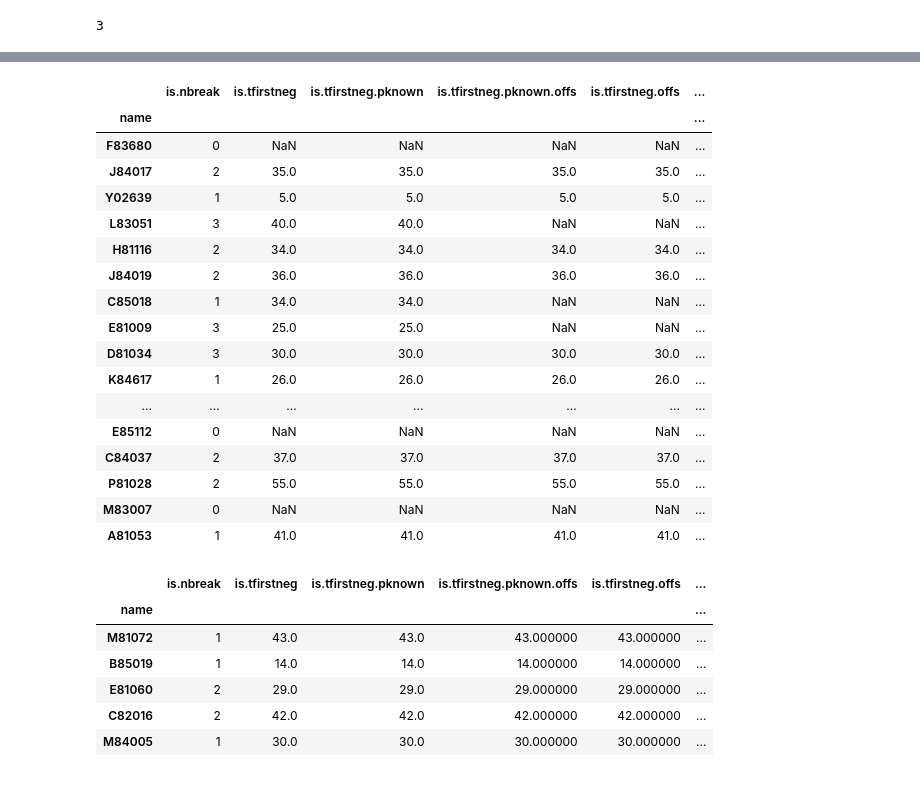
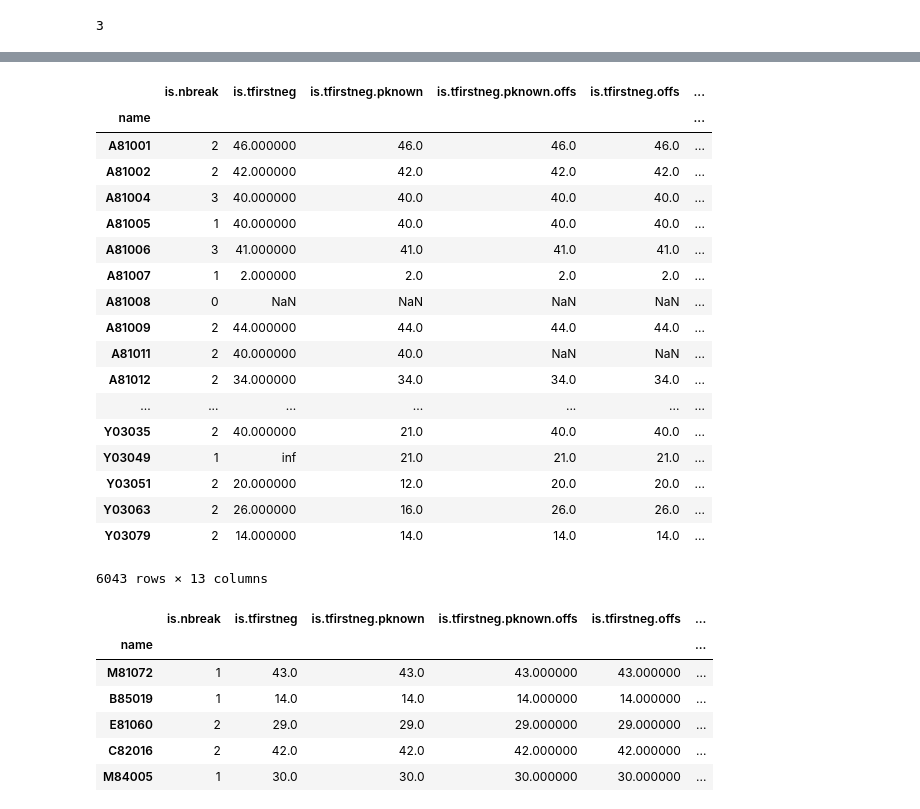
Before and after one commit to ebmdatalab/change_detection, a Jupyter notebook: change_speed_metrics.ipynb, the cells around one changed output, grey strips where cells are left out. Cells and saved outputs as stored; diff of their text form; code cells hidden in the pictures.

```diff
--- a/change_speed_metrics.ipynb
+++ b/change_speed_metrics.ipynb
@@ -81,27 +33,28 @@ pd.read_csv('bq_cache.csv')
 # %%
 from change_detection import *
 pd.options.display.max_rows = 100
-x = ChangeDetection(name='desogestrel_measure')
+x = ChangeDetection(name='desogestrel_measure',verbose=True)
 x.detect_change()
 # %% [output]
 |  | is.nbreak | is.tfirstneg | is.tfirstneg.pknown | is.tfirstneg.pknown.offs | is.tfirstneg.offs | ... |
 | name |  |  |  |  |  | ... |
-| F83680 | 0 | NaN | NaN | NaN | NaN | ... |
-| J84017 | 2 | 35.0 | 35.0 | 35.0 | 35.0 | ... |
-| Y02639 | 1 | 5.0 | 5.0 | 5.0 | 5.0 | ... |
-| L83051 | 3 | 40.0 | 40.0 | NaN | NaN | ... |
-| H81116 | 2 | 34.0 | 34.0 | 34.0 | 34.0 | ... |
-| J84019 | 2 | 36.0 | 36.0 | 36.0 | 36.0 | ... |
-| C85018 | 1 | 34.0 | 34.0 | NaN | NaN | ... |
-| E81009 | 3 | 25.0 | 25.0 | NaN | NaN | ... |
-| D81034 | 3 | 30.0 | 30.0 | 30.0 | 30.0 | ... |
-| K84617 | 1 | 26.0 | 26.0 | 26.0 | 26.0 | ... |
+| A81001 | 2 | 46.000000 | 46.0 | 46.0 | 46.0 | ... |
+| A81002 | 2 | 42.000000 | 42.0 | 42.0 | 42.0 | ... |
+| A81004 | 3 | 40.000000 | 40.0 | 40.0 | 40.0 | ... |
+| A81005 | 1 | 40.000000 | 40.0 | 40.0 | 40.0 | ... |
+| A81006 | 3 | 41.000000 | 41.0 | 41.0 | 41.0 | ... |
+| A81007 | 1 | 2.000000 | 2.0 | 2.0 | 2.0 | ... |
+| A81008 | 0 | NaN | NaN | NaN | NaN | ... |
+| A81009 | 2 | 44.000000 | 44.0 | 44.0 | 44.0 | ... |
+| A81011 | 2 | 40.000000 | 40.0 | NaN | NaN | ... |
+| A81012 | 2 | 34.000000 | 34.0 | 34.0 | 34.0 | ... |
 | ... | ... | ... | ... | ... | ... | ... |
-| E85112 | 0 | NaN | NaN | NaN | NaN | ... |
-| C84037 | 2 | 37.0 | 37.0 | 37.0 | 37.0 | ... |
-| P81028 | 2 | 55.0 | 55.0 | 55.0 | 55.0 | ... |
-| M83007 | 0 | NaN | NaN | NaN | NaN | ... |
-| A81053 | 1 | 41.0 | 41.0 | 41.0 | 41.0 | ... |
+| Y03035 | 2 | 40.000000 | 21.0 | 40.0 | 40.0 | ... |
+| Y03049 | 1 | inf | 21.0 | 21.0 | 21.0 | ... |
+| Y03051 | 2 | 20.000000 | 12.0 | 20.0 | 20.0 | ... |
+| Y03063 | 2 | 26.000000 | 16.0 | 26.0 | 26.0 | ... |
+| Y03079 | 2 | 14.000000 | 14.0 | 14.0 | 14.0 | ... |
+6043 rows × 13 columns
 # %%
 x = ChangeDetection(name='trimethoprim_measure')
 x.detect_change()
```
Also changed, not shown: parts of 3 cells of this notebook, 3 other files.
